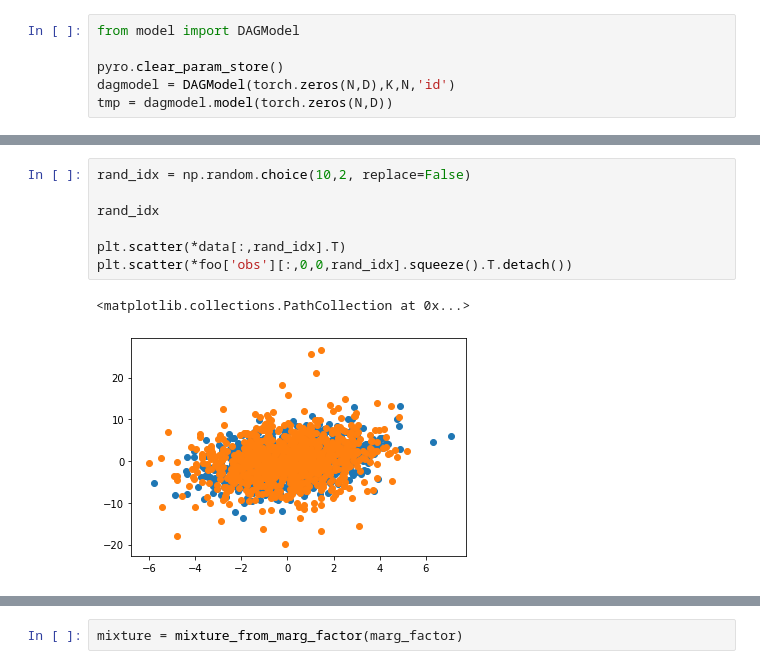
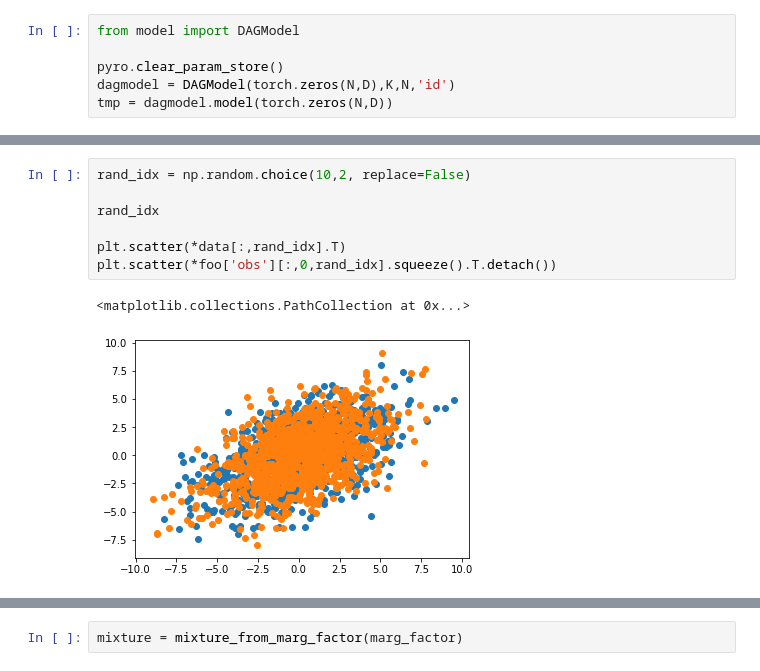
Before and after one commit to deoxyribose/experiments, a Jupyter notebook: Code generation from DAG2.ipynb, the cells around one changed output, grey strips where cells are left out. Cells and saved outputs as stored; diff of their text form.

```diff
--- a/Code generation from DAG2.ipynb
+++ b/Code generation from DAG2.ipynb
@@ -290,12 +297,12 @@ plt.plot(telemetry['MNLL'])
 # %%
 rand_idx = np.random.choice(10,2, replace=False)
 
 rand_idx
 
 plt.scatter(*data[:,rand_idx].T)
-plt.scatter(*foo['obs'][:,0,0,rand_idx].squeeze().T.detach())
+plt.scatter(*foo['obs'][:,0,rand_idx].squeeze().T.detach())
 # %% [output]
 <matplotlib.collections.PathCollection at 0x...>
-[figure, old version]
+[figure, new version]
 # %%
 marg_factor
```
Also changed, not shown: parts of 43 cells of this notebook, 1 other file.
